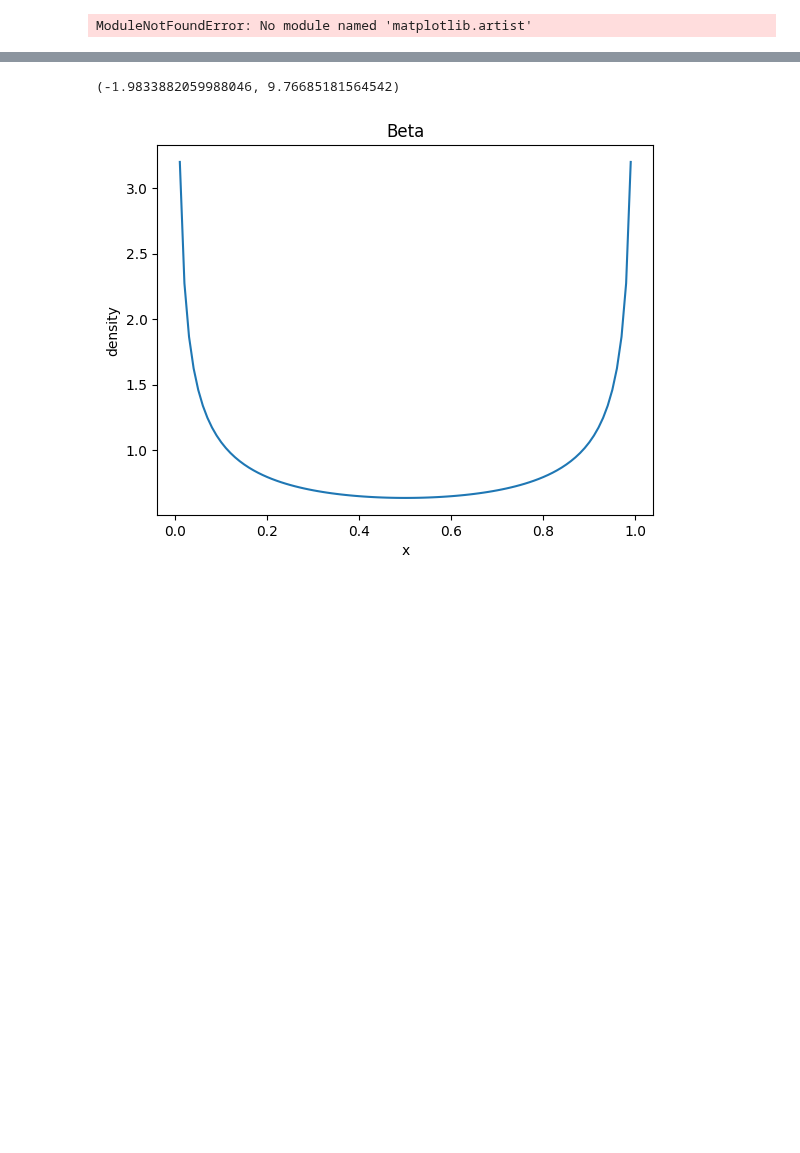
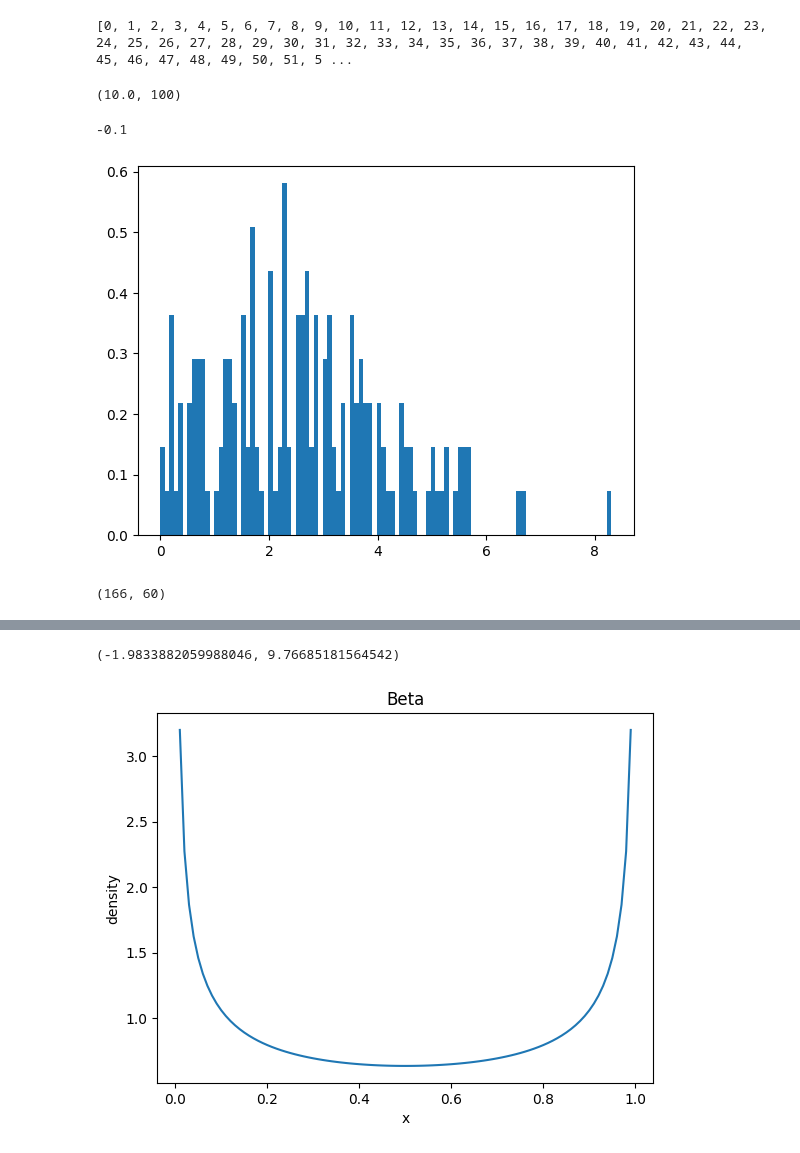
Before and after one commit to manqingfu/futures, a Jupyter notebook: test.ipynb, the cells around one changed output, grey strips where cells are left out. Saved outputs shown, nothing was run; the diff lists cells and outputs as text; code cells hidden in the pictures; blank space fills up the shorter version.

```diff
--- a/test.ipynb
+++ b/test.ipynb
@@ -1,12 +6,35 @@
+# %%
+import numpy as np
+q=[0]*101
+v=[i for i in range(101)]
+print(v)
+round((v.index(np.max(v)))/10,1),v[int(round((v.index(np.max(v)))/10,1)*10)]
+# %% [output]
+[0, 1, 2, 3, 4, 5, 6, 7, 8, 9, 10, 11, 12, 13, 14, 15, 16, 17, 18, 19, 20, 21, 22, 23, 24, 25, 26, 27, 28, 29, 30, 31, 32, 33, 34, 35, 36, 37, 38, 39, 40, 41, 42, 43, 44, 45, 46, 47, 48, 49, 50, 51, 5 ...
+(10.0, 100)
+# %%
+horizon=0.1
+if abs(horizon)==0.1:
+    horizon=horizon+0.2 if horizon<0 else horizon-0.2
+else:
+    horizon=horizon+0.1 if horizon<0 else horizon-0.1
+horizon
+# %% [output]
+-0.1
 # %%
 import numpy as np
 import matplotlib.pyplot as plt
 # round(list(np.random.normal(-2, 10**0.5, 1))[0],0)
-y=np.random.normal(-2, 10**0.5, 1000)
+y=list(np.random.normal(2.052, 3.82**0.5, 200))
+y=[abs(round(i,1)) for i in y if 0<=i<=10]
 plt.hist(y,100,density=True)
 plt.show()
 # %% [output]
-ModuleNotFoundError: No module named 'matplotlib.artist'
+[figure, added]
+# %%
+len(y),len(set(y))
+# %% [output]
+(166, 60)
 # %%
 import numpy as np
 from scipy.stats import beta
```
Also changed, not shown: parts of 2 cells of this notebook, 8 other files.
